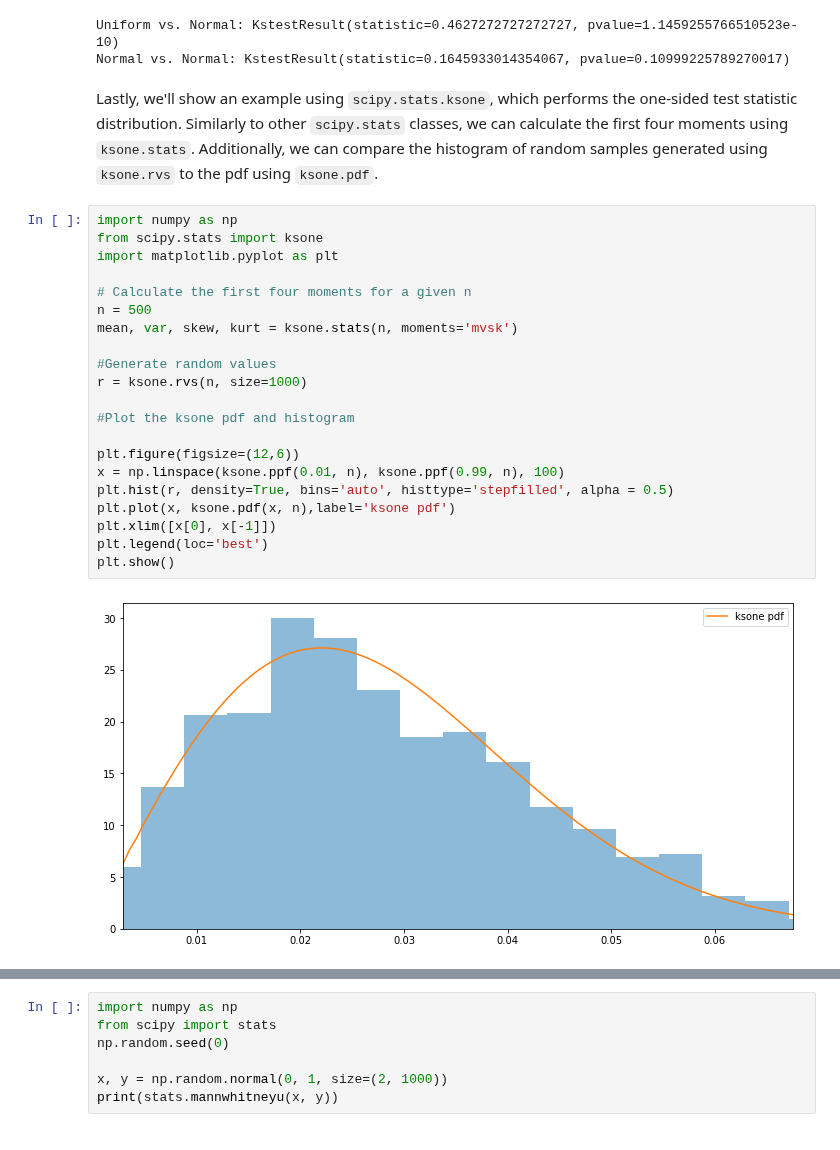
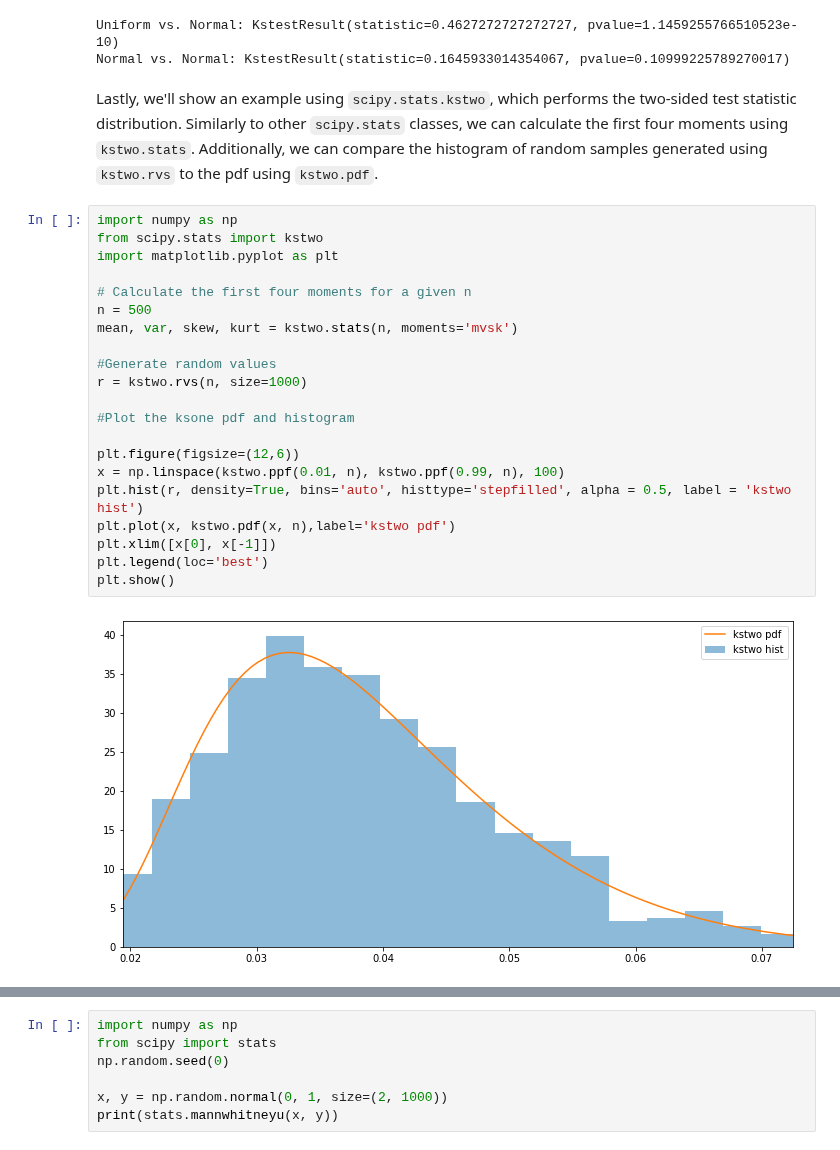
Before and after one commit to astroML/astroML-notebooks, a Jupyter notebook: chapter4/astroml_chapter4_Comparison_of_distributions.ipynb, the cells around one changed output, grey strips where cells are left out. Cells and saved outputs as stored; diff of their text form.

```diff
--- a/chapter4/astroml_chapter4_Comparison_of_distributions.ipynb
+++ b/chapter4/astroml_chapter4_Comparison_of_distributions.ipynb
@@ -104,30 +115,30 @@ print(f'Normal vs. Normal: {stats.ks_2samp(sample2, sample3)}')
 Uniform vs. Normal: KstestResult(statistic=0.4627272727272727, pvalue=1.1459255766510523e-10)
 Normal vs. Normal: KstestResult(statistic=0.1645933014354067, pvalue=0.10999225789270017)
 # %% [markdown]
-Lastly, we'll show an example using `scipy.stats.ksone`, which performs the one-sided test statistic distribution. Similarly to other `scipy.stats` classes, we can calculate the first four moments using `ksone.stats`. Additionally, we can compare the histogram of random samples generated using `ksone.rvs` to the pdf using `ksone.pdf`.
+Lastly, we'll show an example using `scipy.stats.kstwo`, which performs the two-sided test statistic distribution. Similarly to other `scipy.stats` classes, we can calculate the first four moments using `kstwo.stats`. Additionally, we can compare the histogram of random samples generated using `kstwo.rvs` to the pdf using `kstwo.pdf`.
-# %%
-import numpy as np
-from scipy.stats import ksone
-import matplotlib.pyplot as plt
-
-# Calculate the first four moments for a given n
-n = 500
-mean, var, skew, kurt = ksone.stats(n, moments='mvsk')
-
-#Generate random values
-r = ksone.rvs(n, size=1000)
-
-#Plot the ksone pdf and histogram
-
-plt.figure(figsize=(12,6))
-x = np.linspace(ksone.ppf(0.01, n), ksone.ppf(0.99, n), 100)
-plt.hist(r, density=True, bins='auto', histtype='stepfilled', alpha = 0.5)
-plt.plot(x, ksone.pdf(x, n),label='ksone pdf')
-plt.xlim([x[0], x[-1]])
-plt.legend(loc='best')
-plt.show()
-# %% [output]
-[figure, removed]
+# %%
+import numpy as np
+from scipy.stats import kstwo
+import matplotlib.pyplot as plt
+
+# Calculate the first four moments for a given n
+n = 500
+mean, var, skew, kurt = kstwo.stats(n, moments='mvsk')
+
+#Generate random values
+r = kstwo.rvs(n, size=1000)
+
+#Plot the ksone pdf and histogram
+
+plt.figure(figsize=(12,6))
+x = np.linspace(kstwo.ppf(0.01, n), kstwo.ppf(0.99, n), 100)
+plt.hist(r, density=True, bins='auto', histtype='stepfilled', alpha = 0.5, label = 'kstwo hist')
+plt.plot(x, kstwo.pdf(x, n),label='kstwo pdf')
+plt.xlim([x[0], x[-1]])
+plt.legend(loc='best')
+plt.show()
+# %% [output]
+[figure, added]
 # %% [markdown]
 ### *The U test and the Wilcoxon test*
 
```
Also changed, not shown: parts of 13 cells of this notebook.
